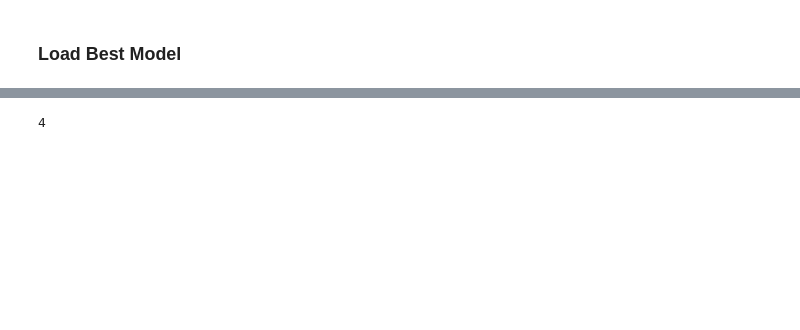
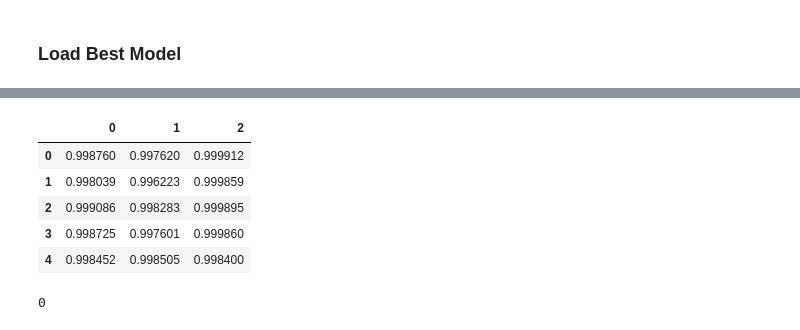
Before and after one commit to datitran/Krimskrams, a Jupyter notebook: FraudDetection/Credit Card Fraud Detection.ipynb, the cells around one changed output, grey strips where cells are left out. Drawn from its saved outputs; the diff is of its cells as text; code cells hidden in the pictures; blank space fills up the shorter version.

```diff
--- a/FraudDetection/Credit Card Fraud Detection.ipynb
+++ b/FraudDetection/Credit Card Fraud Detection.ipynb
@@ -195,6 +278,17 @@ metrics
+# %%
+metrics = [i[0:3] for i in results]
+# %%
+pd.DataFrame(metrics)
+# %% [output]
+|  | 0 | 1 | 2 |
+| 0 | 0.998760 | 0.997620 | 0.999912 |
+| 1 | 0.998039 | 0.996223 | 0.999859 |
+| 2 | 0.999086 | 0.998283 | 0.999895 |
+| 3 | 0.998725 | 0.997601 | 0.999860 |
+| 4 | 0.998452 | 0.998505 | 0.998400 |
 # %%
-# Precision
-np.argmax(np.array(metrics)[:,1])
+# Recall
+np.argmax(np.array(metrics)[:,2])
 # %% [output]
-4
+0
 # %%
```
Also changed, not shown: parts of 25 cells of this notebook.
